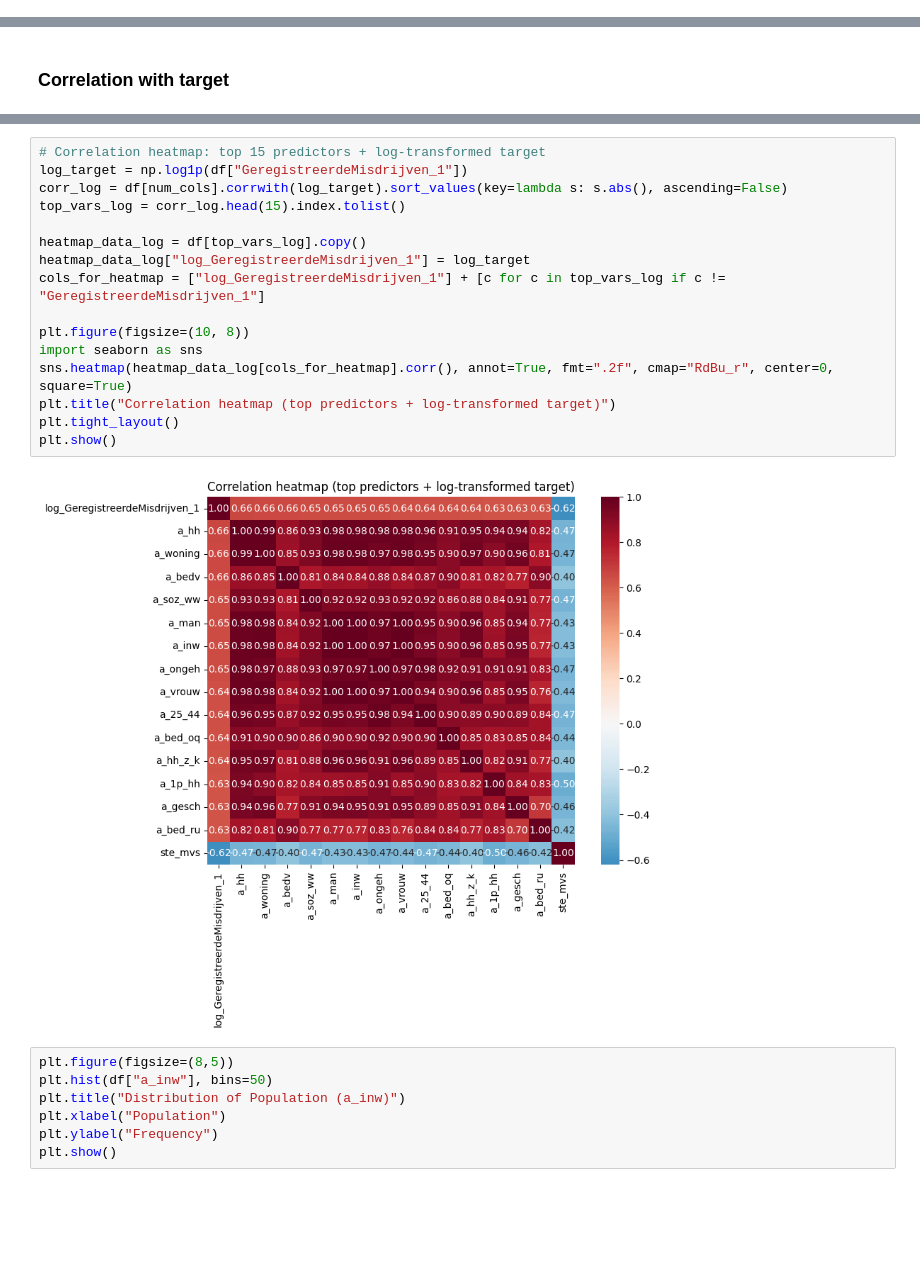
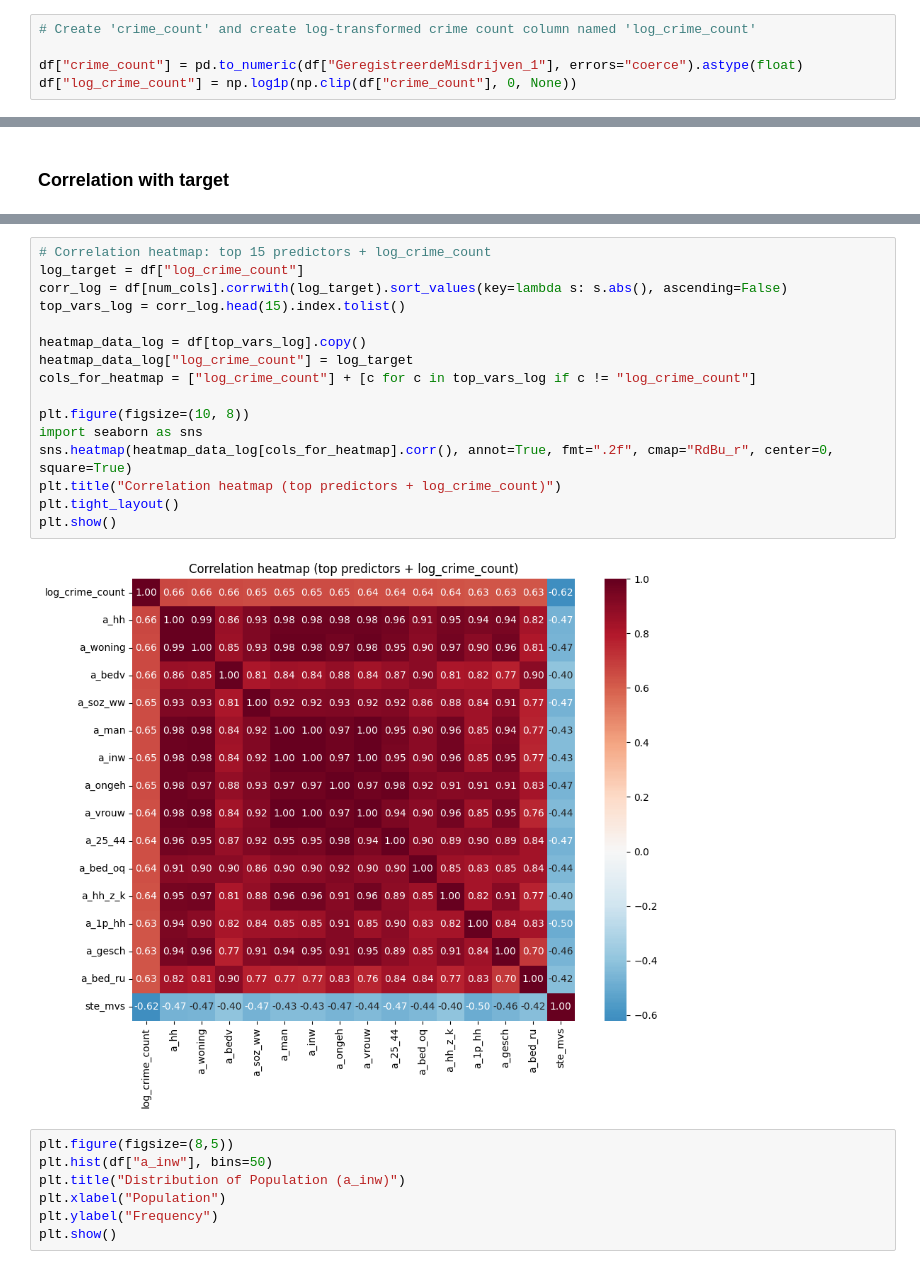
Before and after one commit to aukehilbrands/thesis, a Jupyter notebook: 3 - EDA.ipynb, the cells around one changed output, grey strips where cells are left out. Cells and saved outputs as stored; diff of their text form; blank space fills up the shorter version.

```diff
--- a/3 - EDA.ipynb
+++ b/3 - EDA.ipynb
@@ -73,2 +87,7 @@ plt.show()
+# %%
+# Create 'crime_count' and create log-transformed crime count column named 'log_crime_count'
+
+df["crime_count"] = pd.to_numeric(df["GeregistreerdeMisdrijven_1"], errors="coerce").astype(float)
+df["log_crime_count"] = np.log1p(np.clip(df["crime_count"], 0, None))
 # %%
 plt.figure(figsize=(7,4))
@@ -265,21 +299,21 @@ plt.show()
 # %%
-# Correlation heatmap: top 15 predictors + log-transformed target
-log_target = np.log1p(df["GeregistreerdeMisdrijven_1"])
+# Correlation heatmap: top 15 predictors + log_crime_count
+log_target = df["log_crime_count"]
 corr_log = df[num_cols].corrwith(log_target).sort_values(key=lambda s: s.abs(), ascending=False)
 top_vars_log = corr_log.head(15).index.tolist()
 
 heatmap_data_log = df[top_vars_log].copy()
-heatmap_data_log["log_GeregistreerdeMisdrijven_1"] = log_target
-cols_for_heatmap = ["log_GeregistreerdeMisdrijven_1"] + [c for c in top_vars_log if c != "GeregistreerdeMisdrijven_1"]
+heatmap_data_log["log_crime_count"] = log_target
+cols_for_heatmap = ["log_crime_count"] + [c for c in top_vars_log if c != "log_crime_count"]
 
 plt.figure(figsize=(10, 8))
 import seaborn as sns
 sns.heatmap(heatmap_data_log[cols_for_heatmap].corr(), annot=True, fmt=".2f", cmap="RdBu_r", center=0, square=True)
-plt.title("Correlation heatmap (top predictors + log-transformed target)")
+plt.title("Correlation heatmap (top predictors + log_crime_count)")
 plt.tight_layout()
 plt.show()
 # %% [output]
-[figure, old version]
+[figure, new version]
 # %%
 plt.figure(figsize=(8,5))
 plt.hist(df["a_inw"], bins=50)
```
Also changed, not shown: parts of 31 cells of this notebook, 12 other files.
